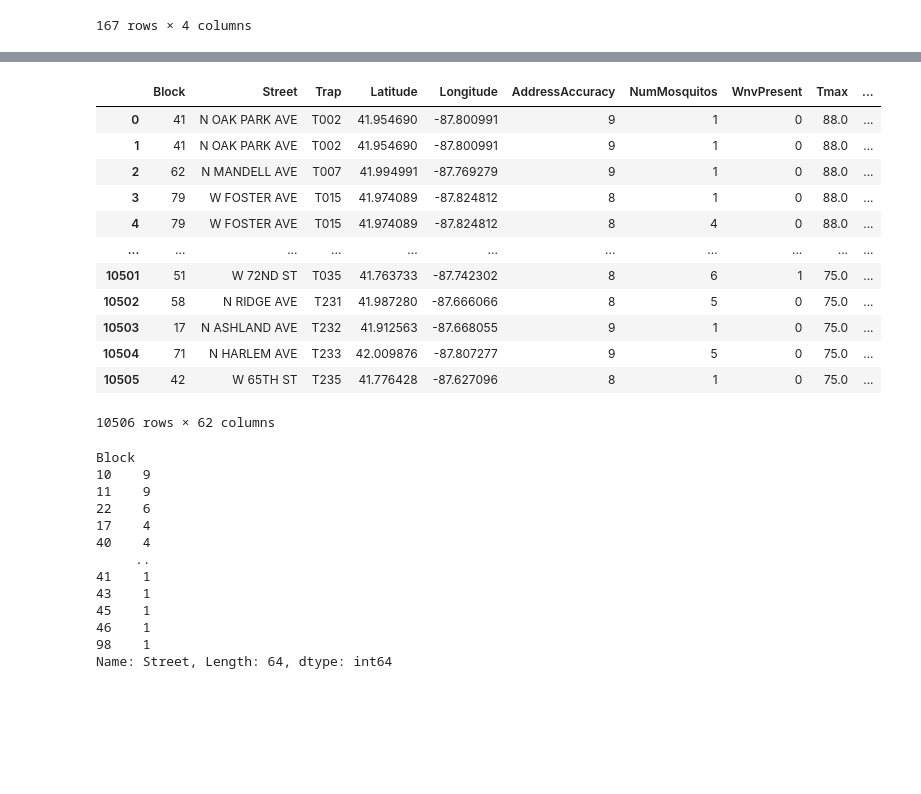
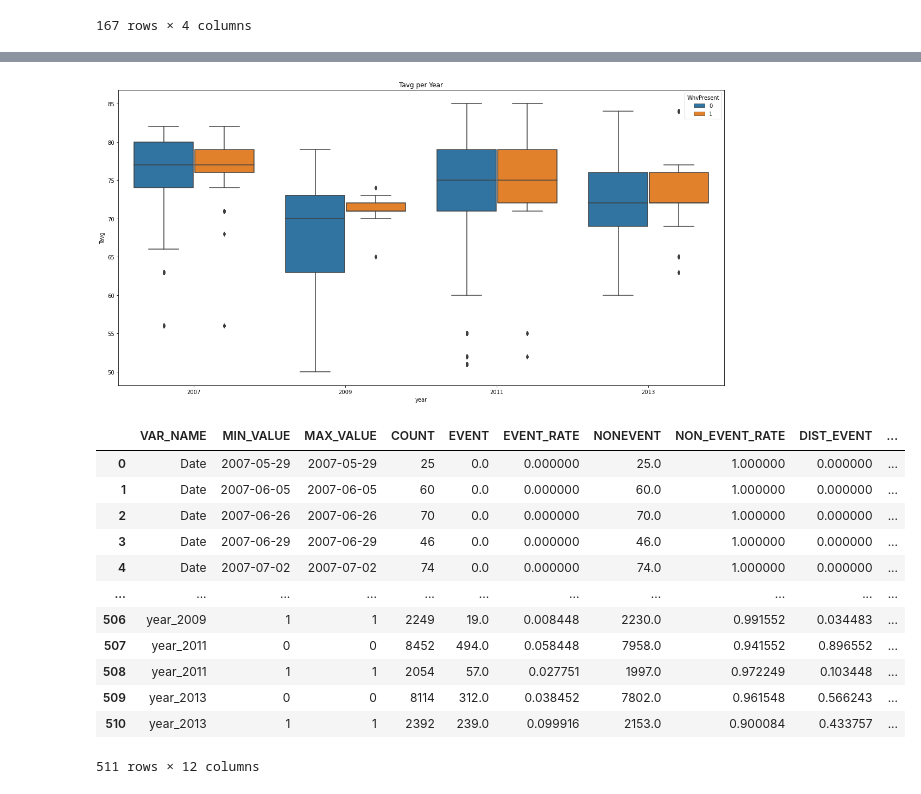
Before and after one commit to evanwmeeks/Springboard, a Jupyter notebook: Capstone 2/Capstone 2 - West Nile Virus Prediction.ipynb, the cells around one changed output, grey strips where cells are left out. Saved outputs shown, nothing was run; the diff lists cells and outputs as text; code cells hidden in the pictures; blank space fills up the shorter version.

```diff
--- a/Capstone 2/Capstone 2 - West Nile Virus Prediction.ipynb
+++ b/Capstone 2/Capstone 2 - West Nile Virus Prediction.ipynb
@@ -182,5 +314,6 @@ average.insert(2, "Tavg", tmp)
 merged = train.join(average, on='Date')
 # %%
+#Creating Day/Month/Year columns
 def create_month(x):
     return x.split('-')[1]
 
@@ -190,10 +323,9 @@ def create_day(x):
 def create_year(x):
     return x.split('-')[0]
 
-merged['month'] = merged.Date.apply(create_month)
-merged['day'] = merged.Date.apply(create_day)
-merged['year']=merged.Date.apply(create_year)
-merged.drop('Date', axis = 1, inplace = True)
+merged['month'] = merged.Date.apply(create_month).apply(pd.to_numeric)
+merged['day'] = merged.Date.apply(create_day).apply(pd.to_numeric)
+merged['year']=merged.Date.apply(create_year).apply(pd.to_numeric)
 # %%
 #Finding the streets with the highest virus concentration
 x = merged.groupby(['year','Block','Street'])['WnvPresent'].sum()
@@ -410,36 +357,24 @@ plt.show()
+# %%
+# A box plot of the Tavg each year shows that both warmer years and less volatile temperature differences
+# during said year typically produced more WNV cases.
+fig, ax = plt.subplots(1,1, figsize=(20,10))
+sns.boxplot(merged['year'],merged['Tavg'].apply(int), hue = merged['WnvPresent'], ax=ax)
+ax.set_title('Tavg per Year')
+plt.show()
+# %% [output]
+[figure, added]
+# %%
+#Custom funtion to change months into their respective names, soley for readability.
+def mkmonth(n):
+    if n==5: month = 'May'
+    elif n==6: month = 'June'
+    elif n==7: month = 'July'
+    elif n==8: month = 'Aug'
+    elif n==9: month = 'Sep'
+    else: month = 'Oct'
+    return(month)
+merged["month"] =merged.month.apply(mkmonth)
 # %%
 #Getting dummies
 
-df = pd.get_dummies(merged, columns = ['Species', 'month', 'day', 'year'])
-df
+dummies = pd.get_dummies(merged, columns = ['Species', 'WnvPresent', 'month', 'day', 'year'])
-# %% [output]
-|  | Block | Street | Trap | Latitude | Longitude | AddressAccuracy | NumMosquitos | WnvPresent | Tmax | ... |
-| 0 | 41 | N OAK PARK AVE | T002 | 41.954690 | -87.800991 | 9 | 1 | 0 | 88.0 | ... |
-| 1 | 41 | N OAK PARK AVE | T002 | 41.954690 | -87.800991 | 9 | 1 | 0 | 88.0 | ... |
-| 2 | 62 | N MANDELL AVE | T007 | 41.994991 | -87.769279 | 9 | 1 | 0 | 88.0 | ... |
-| 3 | 79 | W FOSTER AVE | T015 | 41.974089 | -87.824812 | 8 | 1 | 0 | 88.0 | ... |
-| 4 | 79 | W FOSTER AVE | T015 | 41.974089 | -87.824812 | 8 | 4 | 0 | 88.0 | ... |
-| ... | ... | ... | ... | ... | ... | ... | ... | ... | ... | ... |
-| 10501 | 51 | W 72ND ST | T035 | 41.763733 | -87.742302 | 8 | 6 | 1 | 75.0 | ... |
-| 10502 | 58 | N RIDGE AVE | T231 | 41.987280 | -87.666066 | 8 | 5 | 0 | 75.0 | ... |
-| 10503 | 17 | N ASHLAND AVE | T232 | 41.912563 | -87.668055 | 9 | 1 | 0 | 75.0 | ... |
-| 10504 | 71 | N HARLEM AVE | T233 | 42.009876 | -87.807277 | 9 | 5 | 0 | 75.0 | ... |
-| 10505 | 42 | W 65TH ST | T235 | 41.776428 | -87.627096 | 8 | 1 | 0 | 75.0 | ... |
-10506 rows × 62 columns
-# %%
-x= df.groupby(['Block'])['Street'].nunique().sort_values(ascending=False)
-print(x)
-# %% [output]
-Block
-10    9
-11    9
-22    6
-17    4
-40    4
-     ..
-41    1
-43    1
-45    1
-46    1
-98    1
-Name: Street, Length: 64, dtype: int64
@@ -445,0 +507,18 @@ Name: Street, Length: 64, dtype: int64
+# %%
+#creating WOE/IV variables
+final_iv, IV = data_vars(dummies, dummies.WnvPresent_1)
+final_iv
+# %% [output]
+|  | VAR_NAME | MIN_VALUE | MAX_VALUE | COUNT | EVENT | EVENT_RATE | NONEVENT | NON_EVENT_RATE | DIST_EVENT | ... |
+| 0 | Date | 2007-05-29 | 2007-05-29 | 25 | 0.0 | 0.000000 | 25.0 | 1.000000 | 0.000000 | ... |
+| 1 | Date | 2007-06-05 | 2007-06-05 | 60 | 0.0 | 0.000000 | 60.0 | 1.000000 | 0.000000 | ... |
+| 2 | Date | 2007-06-26 | 2007-06-26 | 70 | 0.0 | 0.000000 | 70.0 | 1.000000 | 0.000000 | ... |
+| 3 | Date | 2007-06-29 | 2007-06-29 | 46 | 0.0 | 0.000000 | 46.0 | 1.000000 | 0.000000 | ... |
+| 4 | Date | 2007-07-02 | 2007-07-02 | 74 | 0.0 | 0.000000 | 74.0 | 1.000000 | 0.000000 | ... |
+| ... | ... | ... | ... | ... | ... | ... | ... | ... | ... | ... |
+| 506 | year_2009 | 1 | 1 | 2249 | 19.0 | 0.008448 | 2230.0 | 0.991552 | 0.034483 | ... |
+| 507 | year_2011 | 0 | 0 | 8452 | 494.0 | 0.058448 | 7958.0 | 0.941552 | 0.896552 | ... |
+| 508 | year_2011 | 1 | 1 | 2054 | 57.0 | 0.027751 | 1997.0 | 0.972249 | 0.103448 | ... |
+| 509 | year_2013 | 0 | 0 | 8114 | 312.0 | 0.038452 | 7802.0 | 0.961548 | 0.566243 | ... |
+| 510 | year_2013 | 1 | 1 | 2392 | 239.0 | 0.099916 | 2153.0 | 0.900084 | 0.433757 | ... |
+511 rows × 12 columns
```
Also changed, not shown: parts of 44 cells of this notebook.
